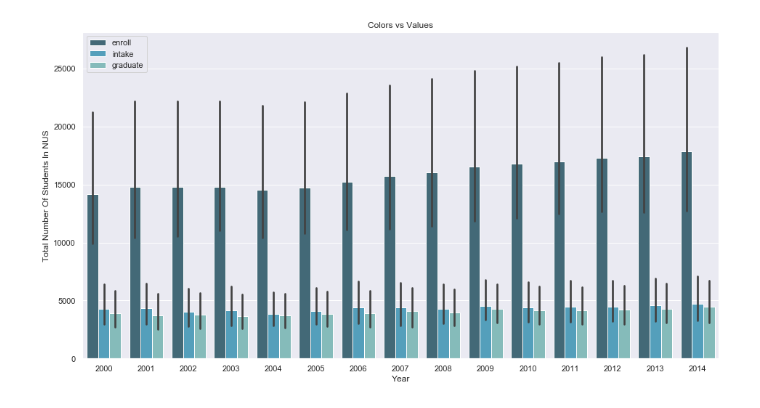
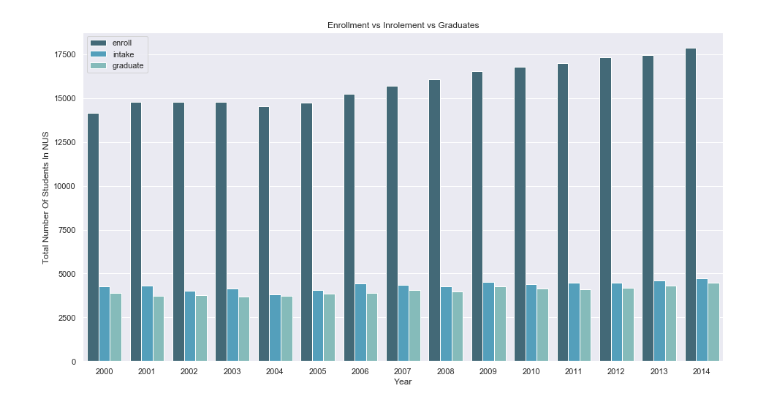
Before and after one commit to jurgen-tan-git/PDS-Assignments, a Jupyter notebook: Assignment 2/Scripts/Graphing/NUS.ipynb, the cells around one changed output. Drawn from its saved outputs; the diff is of its cells as text; code cells hidden in the pictures.

```diff
--- a/Assignment 2/Scripts/Graphing/NUS.ipynb
+++ b/Assignment 2/Scripts/Graphing/NUS.ipynb
@@ -4,7 +4,7 @@ import numpy as np
 import seaborn as sns
 import matplotlib.pyplot as plt
 
-merged = pd.read_csv(r"C:\Users\jurge\Desktop\School Related\PDS-Assignment-1\Assignment 2\After Cleansing\Merged.csv")
+merged = pd.read_csv(r"C:\Users\Jurgen\Desktop\PDS-Assignment-1\Assignment 2\After Cleansing\Merged.csv")
 merged = merged[merged.year >= 2000]
 # merged
 # %%
@@ -13,14 +27,14 @@ NUS = merged[["year", "sex","nus", "total", "type"]]
 # %%
 sns.set(style="whitegrid")
 sns.set(rc={'figure.figsize':(15.7,8.27)})
-barplot = sns.barplot(x="year", y="nus", hue= "type", data=NUS, palette="GnBu_d")
+barplot = sns.barplot(x="year", y="nus", hue= "type", data=NUS, palette="GnBu_d", ci=None)
 
 
-barplot.set(xlabel='Year', ylabel='Total Number Of Students In NUS', title="Colors vs Values")
+barplot.set(xlabel='Year', ylabel='Total Number Of Students In NUS', title="Enrollment vs Inrolement vs Graduates")
 plt.legend(loc='upper left')
 plt.show(barplot)
 # %% [output]
-[figure, old version]
+[figure, new version]
 # %%
 intake_grad = NUS[NUS.type !="enroll"]
 intake_grad = intake_grad[intake_grad.sex != "MF"].sort_values("year").reset_index(drop = True)
```
Also changed, not shown: parts of 12 cells of this notebook.
